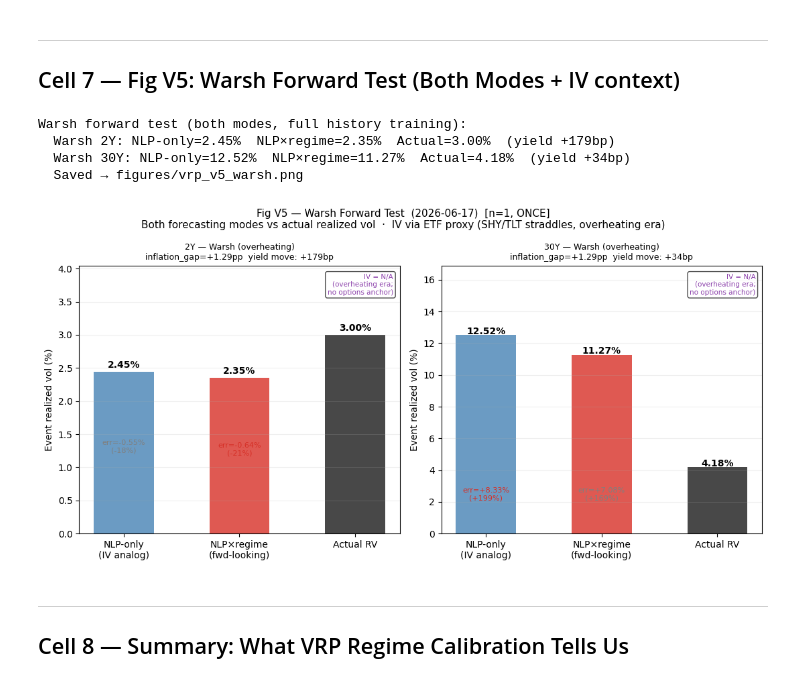
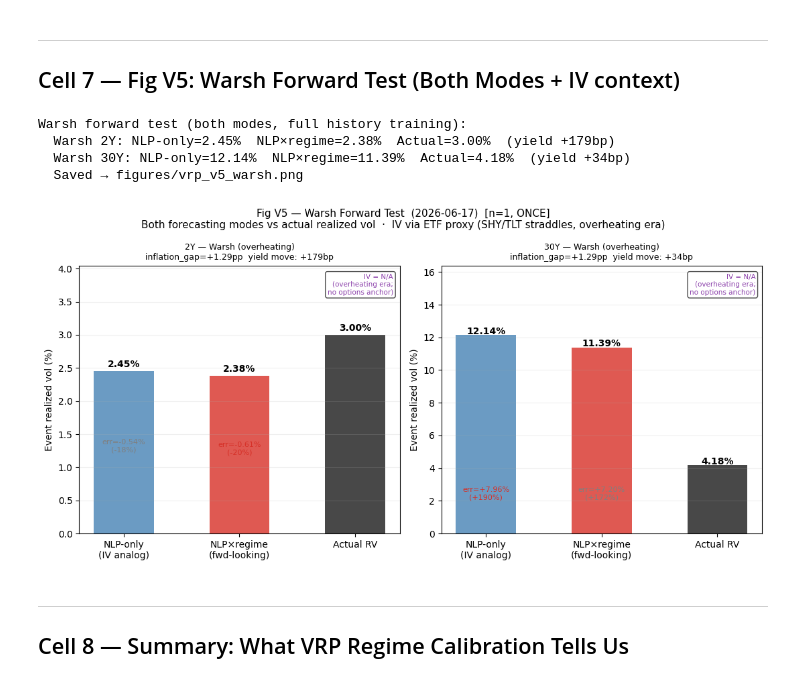
Before and after one commit to ZinuoS/fomc-vol-study, a Jupyter notebook: regime_vrp_calibration.ipynb, the cells around one changed output. Drawn from its saved outputs; the diff is of its cells as text; code cells hidden in the pictures.

```diff
--- a/regime_vrp_calibration.ipynb
+++ b/regime_vrp_calibration.ipynb
@@ -172,6 +174,7 @@ def make_tenor_panel(tenor: str) -> pd.DataFrame:
     pan["vrp"]        = pan["iv"] - pan["rv"]     # positive = IV > RV (market overpays)
     pan               = pan.sort_values("meeting_date").reset_index(drop=True)
     pan["rv_lag1"]    = pan["rv"].shift(1)
+    pan["rv_ewma3"]   = pan["rv"].ewm(span=3, adjust=False).mean().shift(1)
     n_tyvix = (pan["iv_source"] == "tyvix").sum() if "iv_source" in pan.columns else pan["iv"].notna().sum()
     n_etf   = (pan["iv_source"] == "etf_proxy").sum() if "iv_source" in pan.columns else 0
     print(f"  {tenor} panel: {len(pan)} meetings  "
@@ -891,7 +894,7 @@ def warsh_forward_both_modes(pan_2Y: pd.DataFrame, pan_30Y: pd.DataFrame) -> dic
         pan  = build_pca_panel(pan_raw, start=pan_raw["meeting_date"].min())
         pan  = pan.sort_values("meeting_date")
         target = "rv"
-        feats_nlp    = [c for c in TEXT_COLS + CTRL_COLS + ["rv_lag1", "pc1"]
+        feats_nlp    = [c for c in TEXT_COLS + CTRL_COLS + ["rv_ewma3", "pc1"]
                         if c in pan.columns]
         feats_regime = feats_nlp + [c for c in ["inflation_gap", "pc1_x_inf_gap"]
                                      if c in pan.columns]
@@ -979,36 +982,36 @@ def fig_v5_warsh(warsh_both: dict) -> None:
             (bars[1], vals[1], f"err={res['err_regime']:+.2f}%\n({res['err_regime']/res['actual']*100:+.0f}%)", res["err_regime"]),
         ]:
             ax.text(b.get_x() + b.get_width()/2,
                     min(v, res["actual"]) / 2,
                     label, ha="center", fontsize=8,
                     color="#d73027" if abs(err) > abs(res["err_nlp"] + res["err_regime"])/2 else "grey")
 
         ax.set_ylim(0, max(vals) * 1.35)
         ax.set_ylabel("Event realized vol (%)", fontsize=10)
         ax.set_title(
             f"{tenor} — Warsh ({res['regime']})\n"
             f"inflation_gap={res['inflation_gap']:+.2f}pp  "
             f"yield move: +{res['bps_move']}bp",
             fontsize=9)
         ax.grid(True, axis="y", alpha=0.2)
 
         # No IV note
         ax.text(0.98, 0.97, "IV = N/A\n(overheating era;\nno options anchor)",
                 transform=ax.transAxes, fontsize=7.5, color="#8e44ad",
                 va="top", ha="right",
                 bbox=dict(boxstyle="round", facecolor="white", alpha=0.7))
 
     fig.tight_layout()
     _save(fig, "vrp_v5_warsh")
 
 
 fig_v5_warsh(warsh_both)
 # %% [output]
 Warsh forward test (both modes, full history training):
-  Warsh 2Y: NLP-only=2.45%  NLP×regime=2.35%  Actual=3.00%  (yield +179bp)
-  Warsh 30Y: NLP-only=12.52%  NLP×regime=11.27%  Actual=4.18%  (yield +34bp)
+  Warsh 2Y: NLP-only=2.45%  NLP×regime=2.38%  Actual=3.00%  (yield +179bp)
+  Warsh 30Y: NLP-only=12.14%  NLP×regime=11.39%  Actual=4.18%  (yield +34bp)
   Saved → figures/vrp_v5_warsh.png
-[figure, old version]
+[figure, new version]
 # %% [markdown]
 ---
 ## Cell 8 — Summary: What VRP Regime Calibration Tells Us
```
Also changed, not shown: parts of 8 cells of this notebook, 18 other files.
